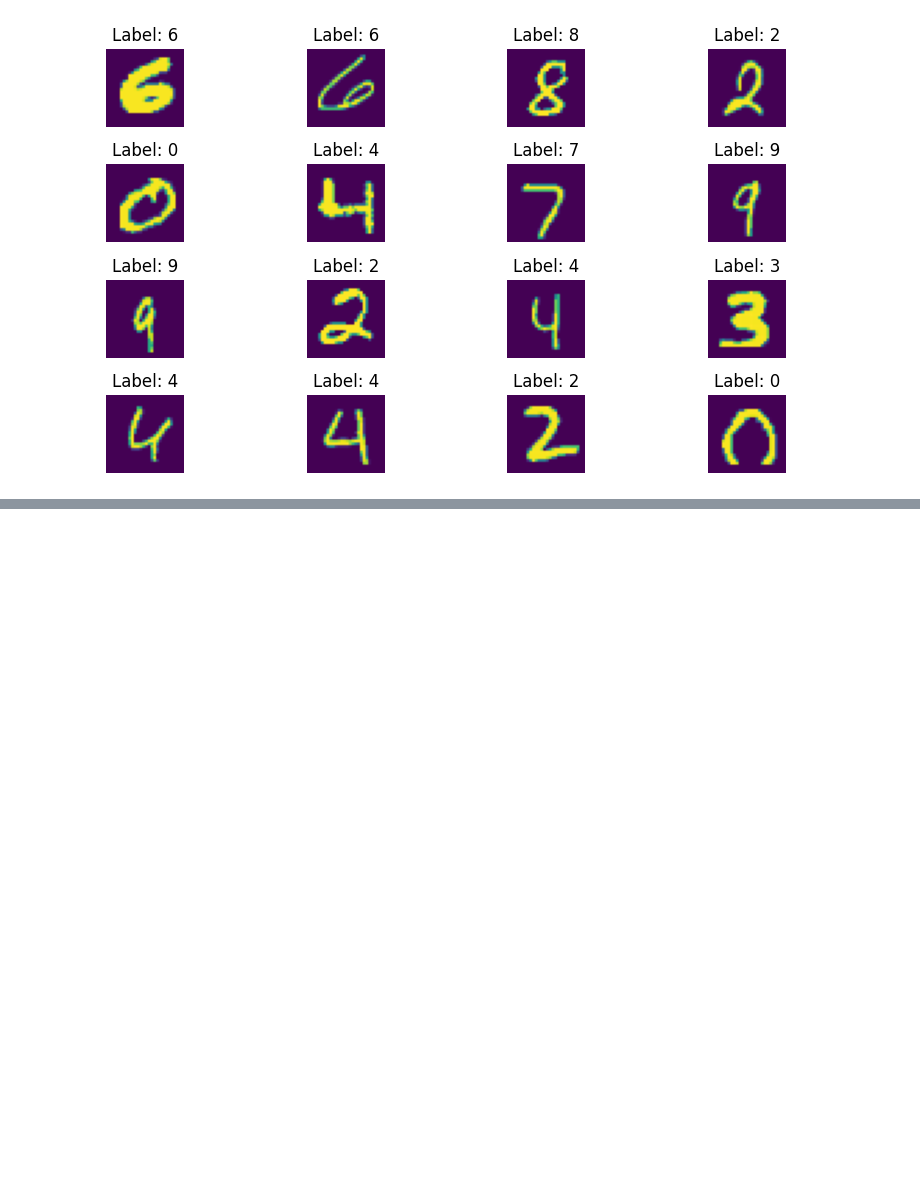
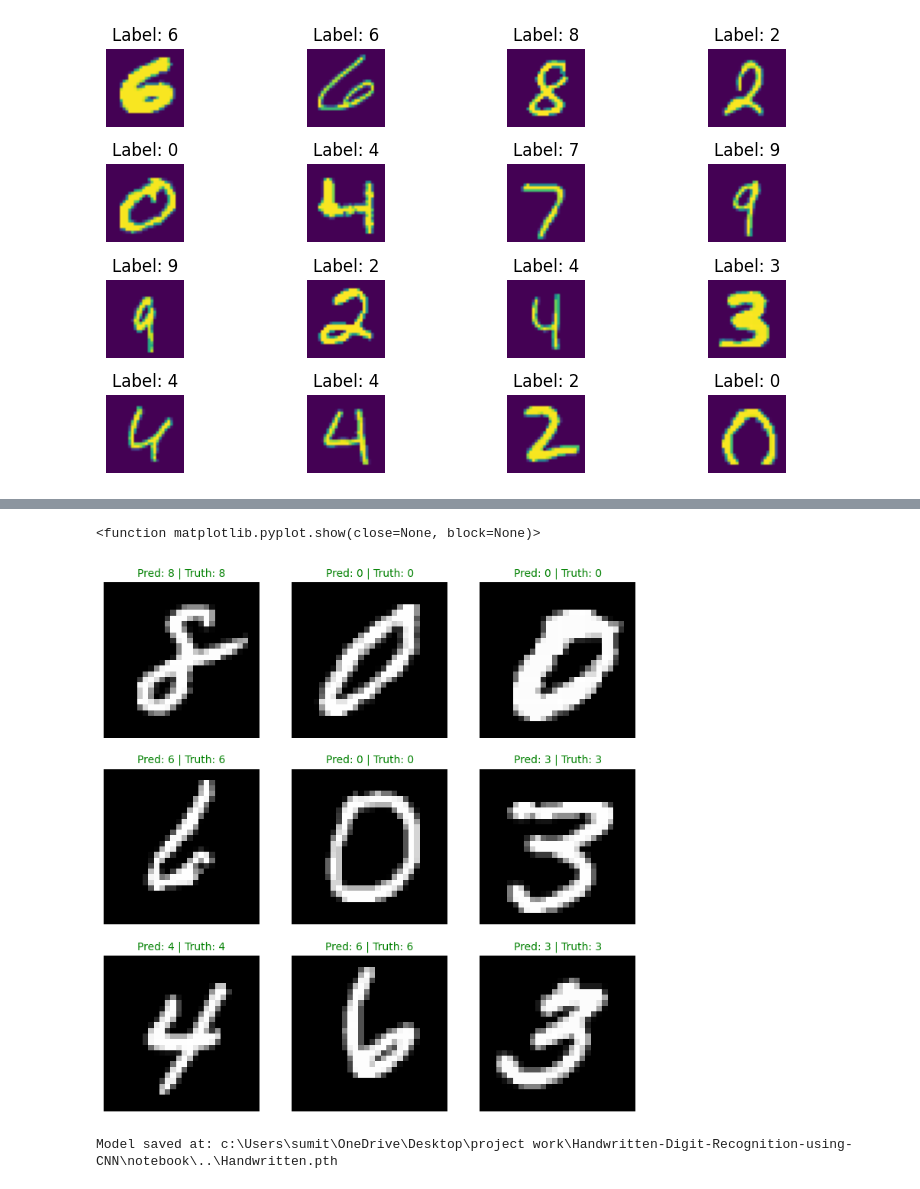
Before and after one commit to sumitkumar1233edeedad/Handwritten-Digit-Recognition-using-CNN, a Jupyter notebook: notebook/handwritten.ipynb, the cells around one changed output, grey strips where cells are left out. Saved outputs shown, nothing was run; the diff lists cells and outputs as text; code cells hidden in the pictures; blank space fills up the shorter version.

```diff
--- a/notebook/handwritten.ipynb
+++ b/notebook/handwritten.ipynb
@@ -57,0 +321,60 @@ plt.show()
+# %%
+import torch
+import matplotlib.pyplot as plt
+
+# Define class names (MNIST)
+class_name = [str(i) for i in range(10)]
+
+plt.figure(figsize=(9,9))
+nrows = 3
+ncols = 3
+
+for i in range(9):
+
+    # Pick random index from dataset
+    rand_idx = torch.randint(0, len(test_loader.dataset), size=(1,)).item()
+
+    sample, label = test_loader.dataset[rand_idx]
+
+    # Add batch dimension for prediction
+    sample_input = sample.unsqueeze(0)
+
+    # Prediction
+    with torch.no_grad():
+        pred = model(sample_input)
+        pred_class = torch.argmax(pred, dim=1).item()
+
+    plt.subplot(nrows, ncols, i+1)
+    plt.imshow(sample.squeeze(), cmap='gray')
+
+    pred_label = class_name[pred_class]
+    truth_label = class_name[label]
+
+    title_text = f'Pred: {pred_label} | Truth: {truth_label}'
+
+    if pred_label == truth_label:
+        plt.title(title_text, fontsize=10, color='green')
+    else:
+        plt.title(title_text, fontsize=10, color='red')
+
+    plt.axis(False)
+
+plt.show
+# %% [output]
+<function matplotlib.pyplot.show(close=None, block=None)>
+[figure, added]
+# %%
+import os
+import torch
+
+model_path = os.getcwd()
+
+model_name = "Handwritten.pth"
+
+model_save_path = os.path.join(model_path, '..' ,model_name)
+
+torch.save(model.state_dict(), model_save_path)
+
+print("Model saved at:", model_save_path)
+# %% [output]
+Model saved at: c:\Users\sumit\OneDrive\Desktop\project work\Handwritten-Digit-Recognition-using-CNN\notebook\..\Handwritten.pth
```
Also changed, not shown: parts of 11 cells of this notebook, 2 other files.
